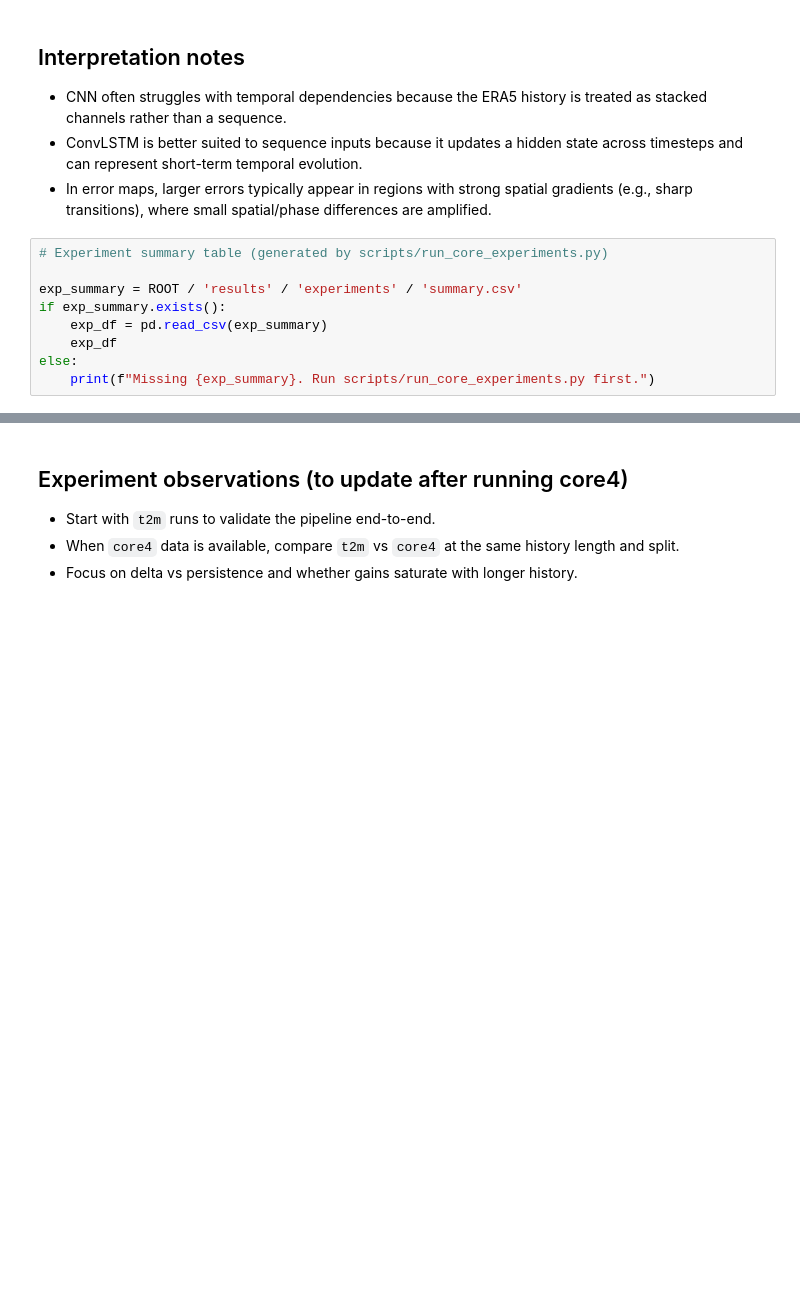
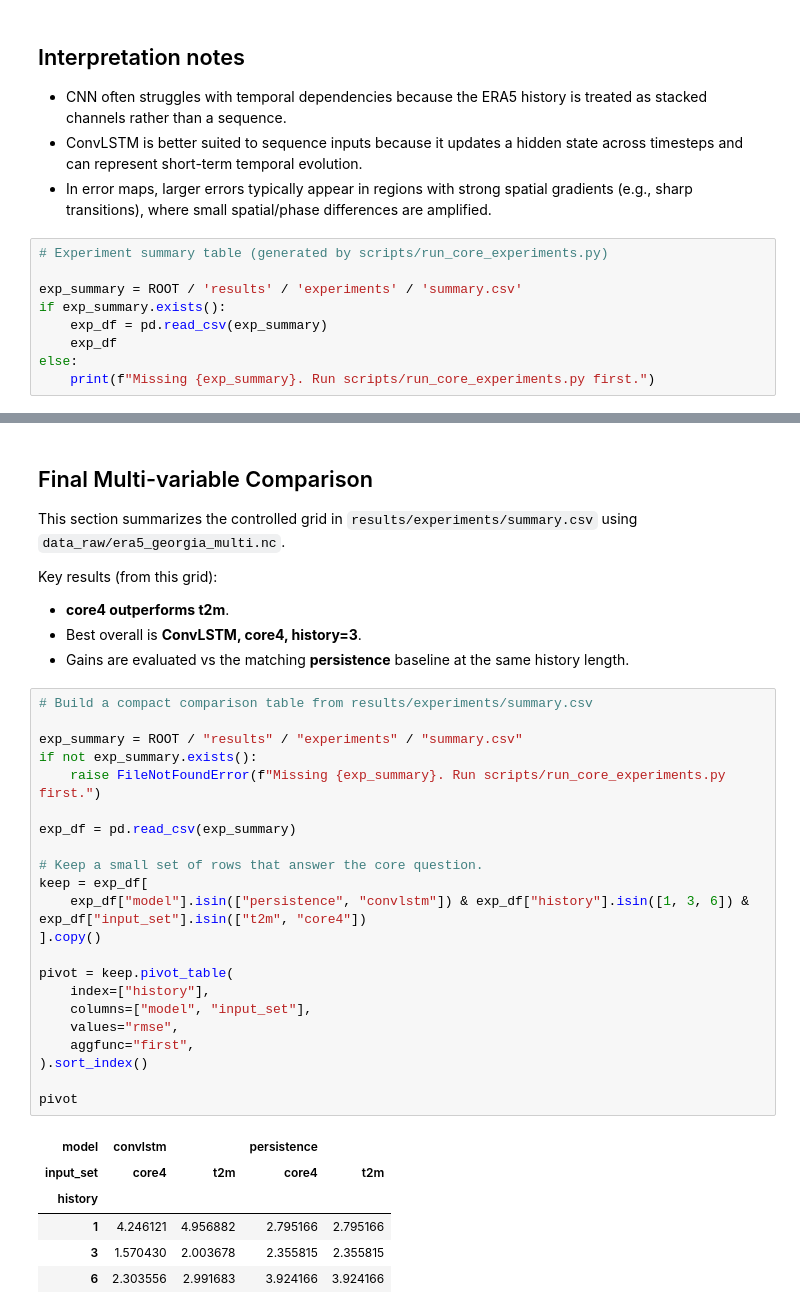
Before and after one commit to venkatavivekp-debug/robust-earth-forecast, a Jupyter notebook: notebooks/analysis.ipynb, the cells around one changed output, grey strips where cells are left out. Cells and saved outputs as stored; diff of their text form; blank space fills up the shorter version.

```diff
--- a/notebooks/analysis.ipynb
+++ b/notebooks/analysis.ipynb
@@ -233,7 +241,39 @@ if 'exp_df' in globals() and isinstance(exp_df, pd.DataFrame) and not exp_df.emp
 # %% [markdown]
-## Experiment observations (to update after running core4)
+## Final Multi-variable Comparison
 
-- Start with `t2m` runs to validate the pipeline end-to-end.
-- When `core4` data is available, compare `t2m` vs `core4` at the same history length and split.
-- Focus on delta vs persistence and whether gains saturate with longer history.
+This section summarizes the controlled grid in `results/experiments/summary.csv` using `data_raw/era5_georgia_multi.nc`.
+
+Key results (from this grid):
+- **core4 outperforms t2m**.
+- Best overall is **ConvLSTM, core4, history=3**.
+- Gains are evaluated vs the matching **persistence** baseline at the same history length.
+# %%
+# Build a compact comparison table from results/experiments/summary.csv
+
+exp_summary = ROOT / "results" / "experiments" / "summary.csv"
+if not exp_summary.exists():
+    raise FileNotFoundError(f"Missing {exp_summary}. Run scripts/run_core_experiments.py first.")
+
+exp_df = pd.read_csv(exp_summary)
+
+# Keep a small set of rows that answer the core question.
+keep = exp_df[
+    exp_df["model"].isin(["persistence", "convlstm"]) & exp_df["history"].isin([1, 3, 6]) & exp_df["input_set"].isin(["t2m", "core4"])
+].copy()
+
+pivot = keep.pivot_table(
+    index=["history"],
+    columns=["model", "input_set"],
+    values="rmse",
+    aggfunc="first",
+).sort_index()
+
+pivot
+# %% [output]
+| model | convlstm |  | persistence |  |
+| input_set | core4 | t2m | core4 | t2m |
+| history |  |  |  |  |
+| 1 | 4.246121 | 4.956882 | 2.795166 | 2.795166 |
+| 3 | 1.570430 | 2.003678 | 2.355815 | 2.355815 |
+| 6 | 2.303556 | 2.991683 | 3.924166 | 3.924166 |
 # %% [markdown]
```
Also changed, not shown: parts of 4 cells of this notebook, 1 other file.
